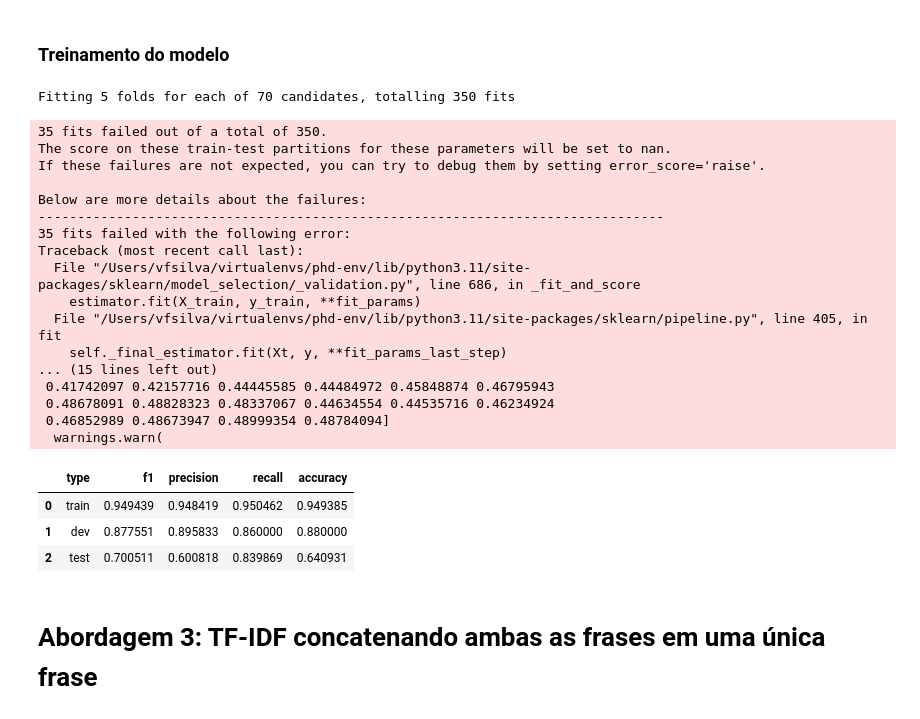
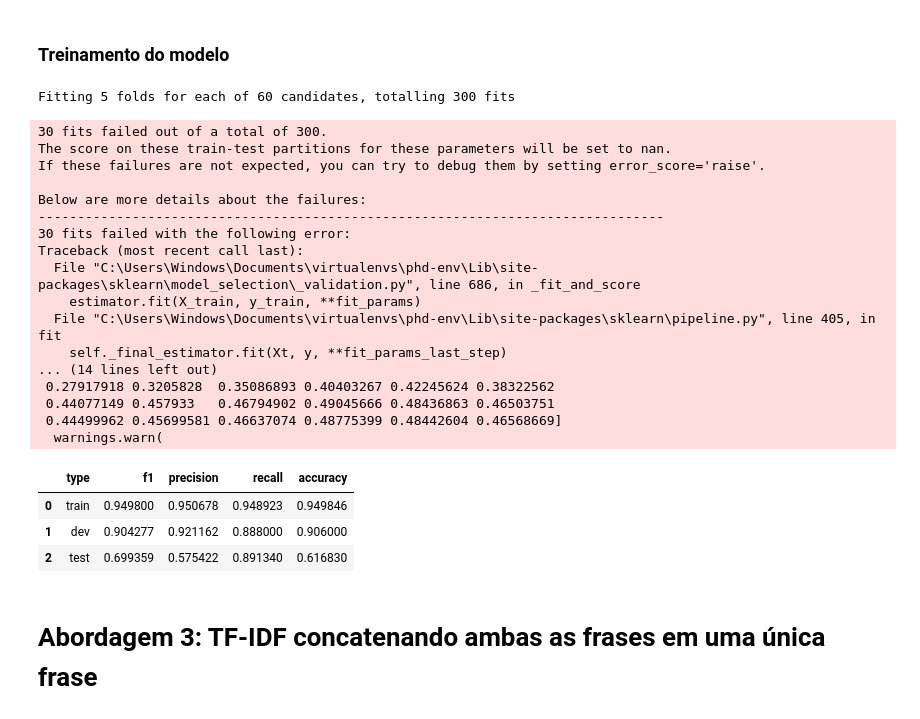
Before and after one commit to jmssouza/nlp_entailment, a Jupyter notebook: notebooks/bag_of_words.ipynb, the cells around one changed output. Drawn from its saved outputs; the diff is of its cells as text; code cells hidden in the pictures.

```diff
--- a/notebooks/bag_of_words.ipynb
+++ b/notebooks/bag_of_words.ipynb
@@ -102,3 +119,20 @@ Shape de teste: (2448, 4)
+# %%
+import unidecode
+
+def clean_string(x):
+    return unidecode.unidecode(x.lower())
+
+# Removendo acentos para normalizar as palavras no conjunto de treinameto.
+df_train['t'] = df_train['t'].apply(clean_string)
+df_train['h'] = df_train['h'].apply(clean_string)
+
+# Removendo acentos para normalizar as palavras no conjunto de validação.
+df_dev['t'] = df_dev['t'].apply(clean_string)
+df_dev['h'] = df_dev['h'].apply(clean_string)
+
+# Removendo acentos para normalizar as palavras no conjunto de teste.
+df_test['t'] = df_test['t'].apply(clean_string)
+df_test['h'] = df_test['h'].apply(clean_string)
 # %% [markdown]
 ## Transformação dos dados
 # %%
@@ -176,7 +210,7 @@ search_space = [
 grid = GridSearchCV(
     pipe,
     search_space,
-    n_jobs=5,
+    n_jobs=15,
     cv=5,
     scoring='f1',
     verbose=1
@@ -194,7 +228,7 @@ y_test_pred = grid.predict(X_test)
 
 # Recuperando as importâncias das features.
 df_first_approach_importances = get_top_n_importances(X_train, grid.best_estimator_[0])
-display(first_approach_importances)
+display(df_first_approach_importances)
 
 # Calcula as métricas de performance dos resultados do modelo.
 df_first_approach_results = get_classification_results(
@@ -247,21 +298,21 @@ search_space = [
     {'clf': [LogisticRegression()],
      'clf__penalty': ['l1', 'l2'],
      'pca': [PCA(random_state=42)],
-     'pca__n_components': [2, 3, 4, 5, 10, 20, 100]
+     'pca__n_components': [3, 4, 5, 10, 100, 500]
     },
 
     {'clf': [xgb.XGBClassifier()],
      'clf__n_estimators': [150],
      'clf__max_depth': [2, 10],
      'pca': [PCA(random_state=42)],
-     'pca__n_components': [2, 3, 4, 5, 10, 20, 100]
+     'pca__n_components': [3, 4, 5, 10, 100, 500]
     },
 
     {'clf': [RandomForestClassifier()],
      'clf__n_estimators': [150, 250],
      'clf__max_depth': [2, 10, 20],
      'pca': [PCA(random_state=42)],
-     'pca__n_components': [2, 3, 4, 5, 10, 20, 100]
+     'pca__n_components': [3, 4, 5, 10, 100, 500]
     },
 ]
 
@@ -269,7 +320,7 @@ search_space = [
 grid = GridSearchCV(
     pipe,
     search_space,
-    n_jobs=5,
+    n_jobs=15,
     cv=5,
     scoring='f1',
     verbose=1
@@ -277,45 +328,45 @@ grid = GridSearchCV(
 
 # Ajusta no conjunto de treinamento.
 grid.fit(X_train, y_train)
 # Recupera os resultados da validação cruzada.
 df_second_training_results = pd.DataFrame(grid.cv_results_)[['params', 'mean_test_score', 'std_test_score']]
 # Recupera os resultados
 y_train_pred = grid.predict(X_train)
 y_dev_pred = grid.predict(X_dev)
 y_test_pred = grid.predict(X_test)
 
 # Calcula as métricas de performance dos resultados do modelo.
 df_second_approach_results = get_classification_results(
     y_train,
     y_train_pred,
     y_dev,
     y_dev_pred,
     y_test,
     y_test_pred)
 display(df_second_approach_results)
 # %% [output]
-Fitting 5 folds for each of 70 candidates, totalling 350 fits
+Fitting 5 folds for each of 60 candidates, totalling 300 fits
-35 fits failed out of a total of 350.
+30 fits failed out of a total of 300.
 The score on these train-test partitions for these parameters will be set to nan.
 If these failures are not expected, you can try to debug them by setting error_score='raise'.
 
 Below are more details about the failures:
 --------------------------------------------------------------------------------
-35 fits failed with the following error:
+30 fits failed with the following error:
 Traceback (most recent call last):
-  File "/Users/vfsilva/virtualenvs/phd-env/lib/python3.11/site-packages/sklearn/model_selection/_validation.py", line 686, in _fit_and_score
+  File "C:\Users\Windows\Documents\virtualenvs\phd-env\Lib\site-packages\sklearn\model_selection\_validation.py", line 686, in _fit_and_score
     estimator.fit(X_train, y_train, **fit_params)
-  File "/Users/vfsilva/virtualenvs/phd-env/lib/python3.11/site-packages/sklearn/pipeline.py", line 405, in fit
+  File "C:\Users\Windows\Documents\virtualenvs\phd-env\Lib\site-packages\sklearn\pipeline.py", line 405, in fit
     self._final_estimator.fit(Xt, y, **fit_params_last_step)
-... (15 lines left out)
- 0.41742097 0.42157716 0.44445585 0.44484972 0.45848874 0.46795943
- 0.48678091 0.48828323 0.48337067 0.44634554 0.44535716 0.46234924
- 0.46852989 0.48673947 0.48999354 0.48784094]
+... (14 lines left out)
+ 0.27917918 0.3205828  0.35086893 0.40403267 0.42245624 0.38322562
+ 0.44077149 0.457933   0.46794902 0.49045666 0.48436863 0.46503751
+ 0.44499962 0.45699581 0.46637074 0.48775399 0.48442604 0.46568669]
   warnings.warn(
 |  | type | f1 | precision | recall | accuracy |
-| 0 | train | 0.949439 | 0.948419 | 0.950462 | 0.949385 |
-| 1 | dev | 0.877551 | 0.895833 | 0.860000 | 0.880000 |
-| 2 | test | 0.700511 | 0.600818 | 0.839869 | 0.640931 |
+| 0 | train | 0.949800 | 0.950678 | 0.948923 | 0.949846 |
+| 1 | dev | 0.904277 | 0.921162 | 0.888000 | 0.906000 |
+| 2 | test | 0.699359 | 0.575422 | 0.891340 | 0.616830 |
 # %% [markdown]
 # Abordagem 3: TF-IDF concatenando ambas as frases em uma única frase
 # %% [markdown]
```
Also changed, not shown: parts of 12 cells of this notebook, 1 other file.
